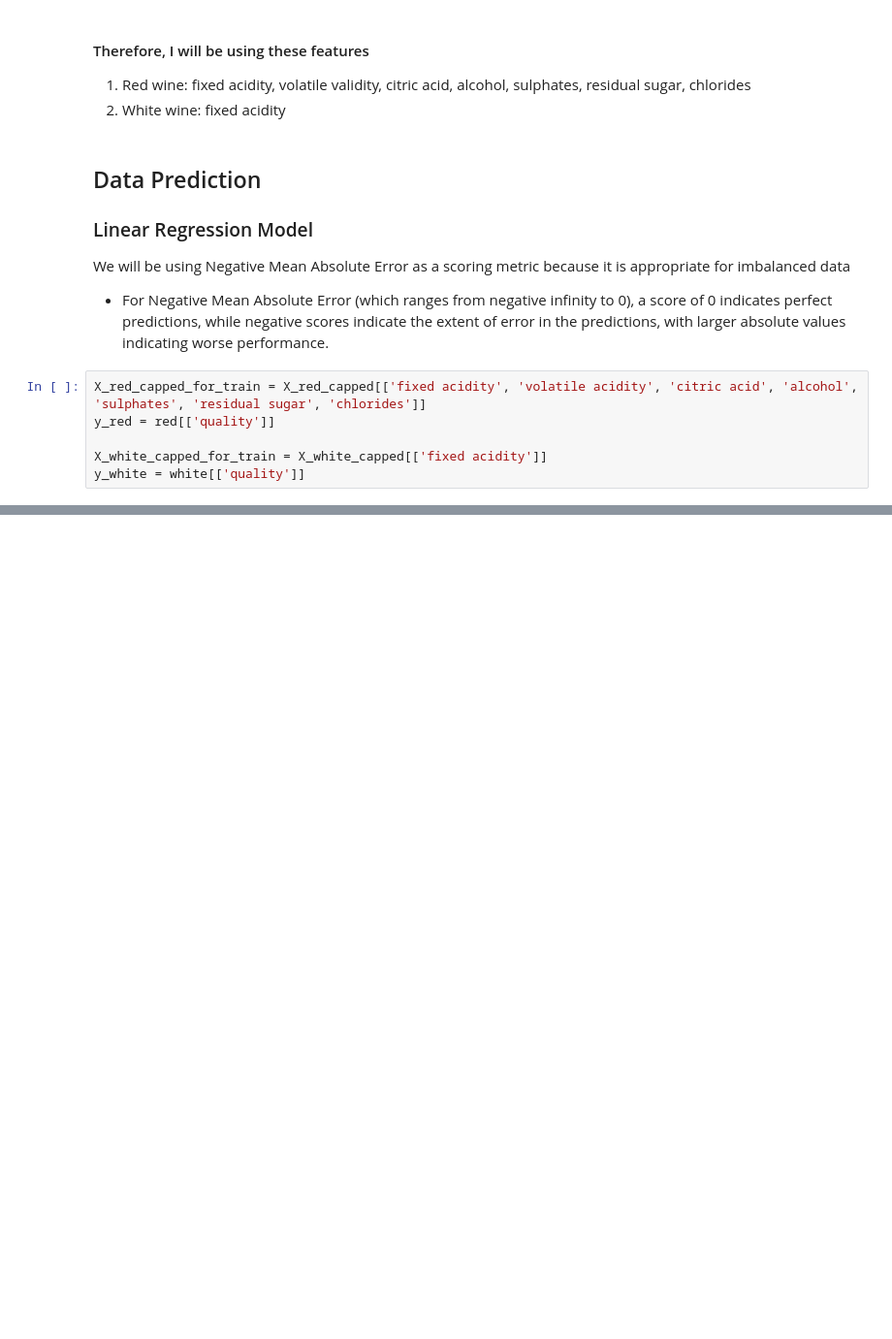
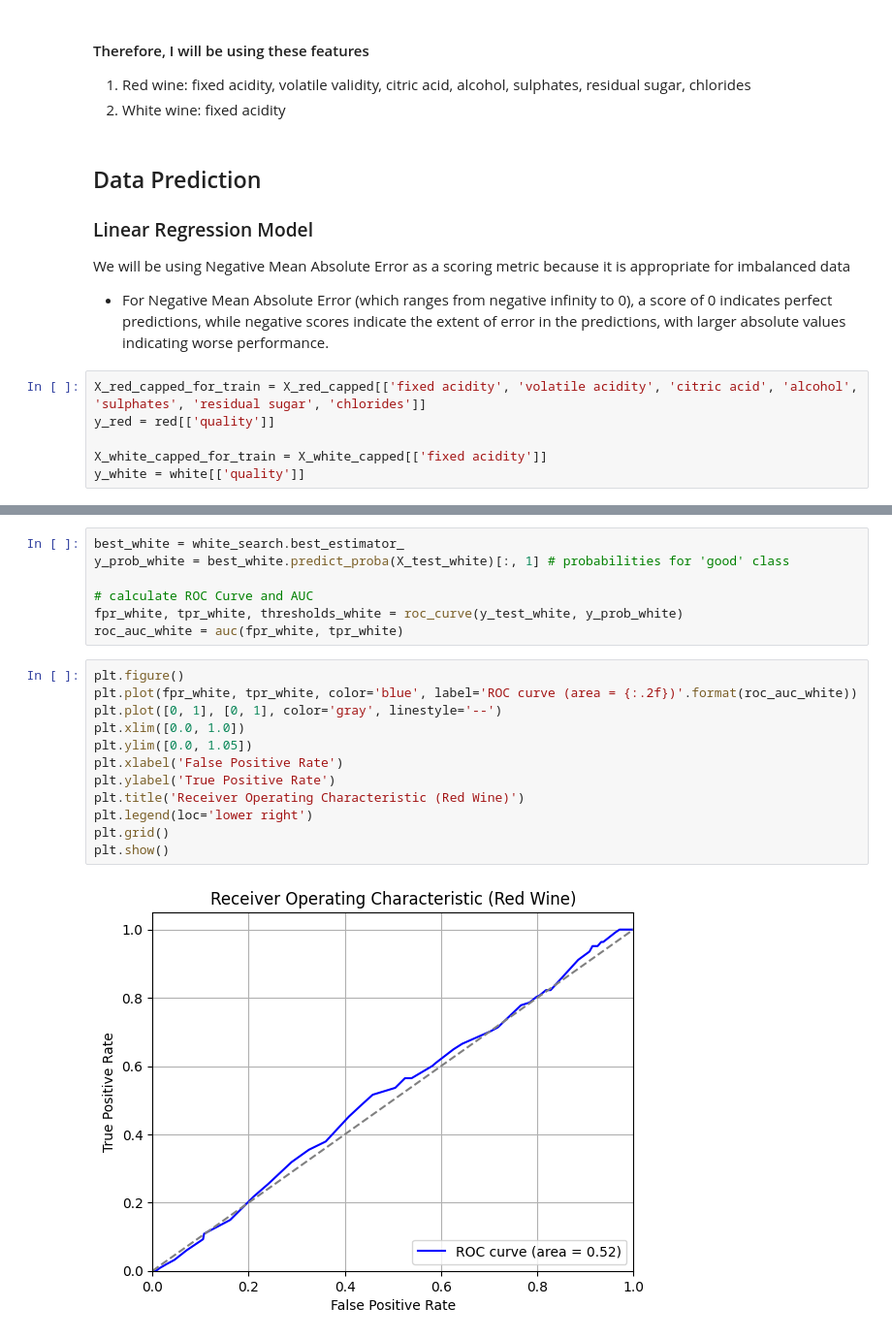
Before and after one commit to ProfessionalSalmon/wine-quality-prediction, a Jupyter notebook: winequality.ipynb, the cells around one changed output, grey strips where cells are left out. Shown at 97% size. Cells and saved outputs as stored; diff of their text form; blank space fills up the shorter version.

```diff
--- a/winequality.ipynb
+++ b/winequality.ipynb
@@ -350,0 +487,21 @@ Mean Accuracy for Red train dataset: 0.6752096756977118
+# %%
+best_white = white_search.best_estimator_
+y_prob_white = best_white.predict_proba(X_test_white)[:, 1] # probabilities for 'good' class
+
+# calculate ROC Curve and AUC
+fpr_white, tpr_white, thresholds_white = roc_curve(y_test_white, y_prob_white)
+roc_auc_white = auc(fpr_white, tpr_white)
+# %%
+plt.figure()
+plt.plot(fpr_white, tpr_white, color='blue', label='ROC curve (area = {:.2f})'.format(roc_auc_white))
+plt.plot([0, 1], [0, 1], color='gray', linestyle='--')
+plt.xlim([0.0, 1.0])
+plt.ylim([0.0, 1.05])
+plt.xlabel('False Positive Rate')
+plt.ylabel('True Positive Rate')
+plt.title('Receiver Operating Characteristic (Red Wine)')
+plt.legend(loc='lower right')
+plt.grid()
+plt.show()
+# %% [output]
+[figure, added]
```
Also changed, not shown: parts of 21 cells of this notebook, 1 other file.
